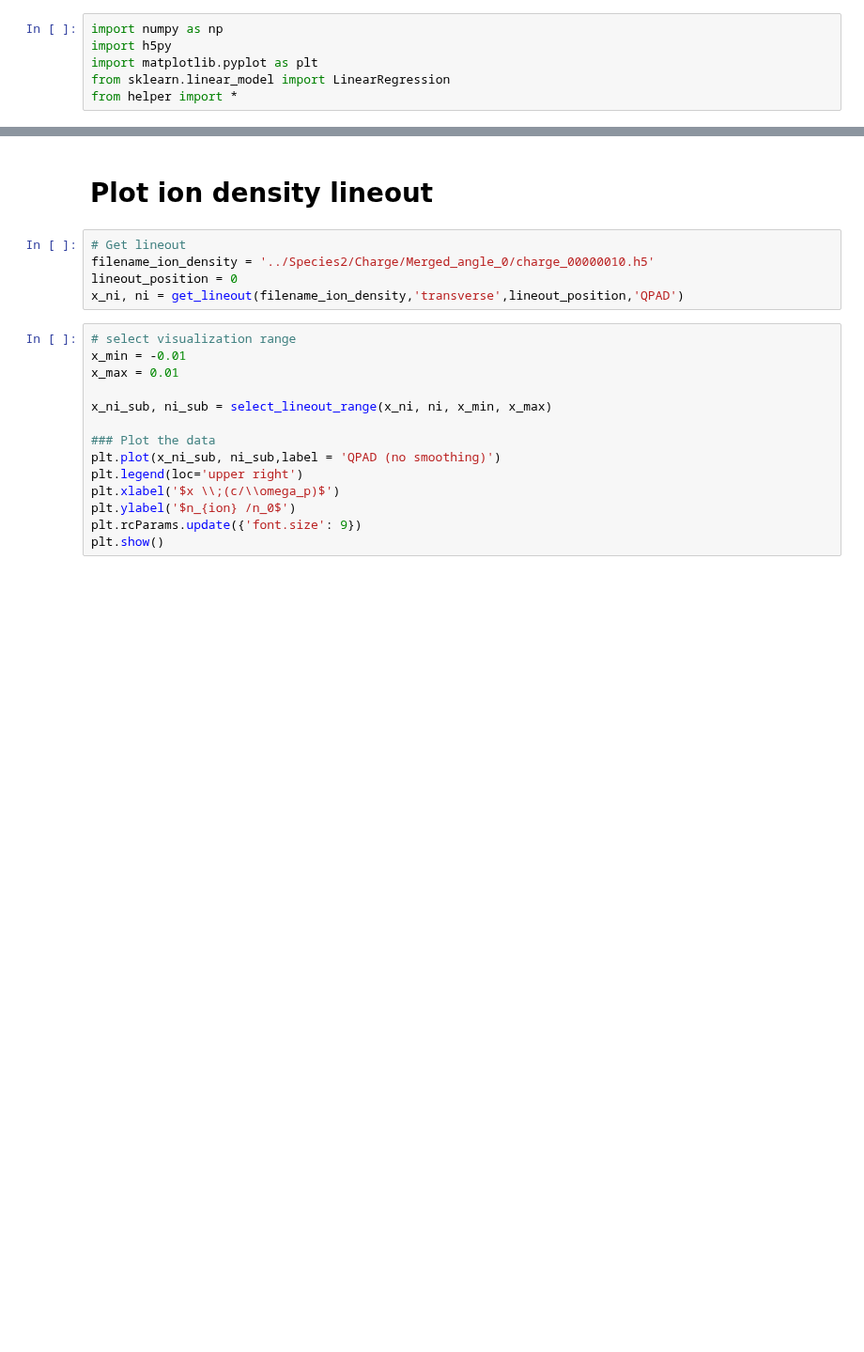
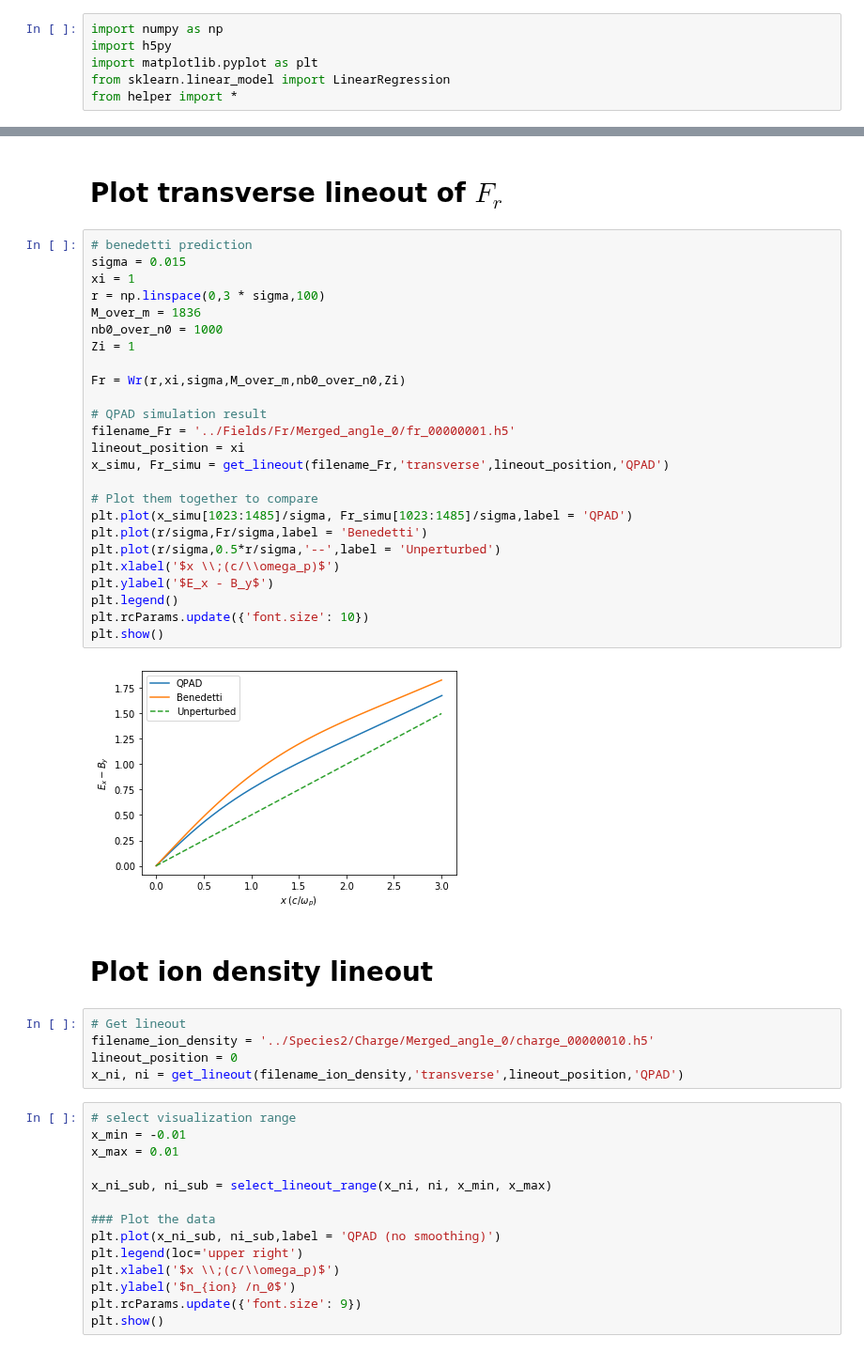
Before and after one commit to uclazyj/JupyterQpic, a Jupyter notebook: plot_lineout_QPAD.ipynb, the cells around one changed output, grey strips where cells are left out. Shown at 94% size. Drawn from its saved outputs; the diff is of its cells as text; blank space fills up the shorter version.

```diff
--- a/plot_lineout_QPAD.ipynb
+++ b/plot_lineout_QPAD.ipynb
@@ -39,3 +57,32 @@ plt.show()
+# %% [markdown]
+# Plot transverse lineout of $F_r$
+# %%
+# benedetti prediction
+sigma = 0.015
+xi = 1
+r = np.linspace(0,3 * sigma,100)
+M_over_m = 1836
+nb0_over_n0 = 1000
+Zi = 1
+
+Fr = Wr(r,xi,sigma,M_over_m,nb0_over_n0,Zi)
+
+# QPAD simulation result
+filename_Fr = '../Fields/Fr/Merged_angle_0/fr_00000001.h5'
+lineout_position = xi
+x_simu, Fr_simu = get_lineout(filename_Fr,'transverse',lineout_position,'QPAD')
+
+# Plot them together to compare
+plt.plot(x_simu[1023:1485]/sigma, Fr_simu[1023:1485]/sigma,label = 'QPAD')
+plt.plot(r/sigma,Fr/sigma,label = 'Benedetti')
+plt.plot(r/sigma,0.5*r/sigma,'--',label = 'Unperturbed')
+plt.xlabel('$x \\;(c/\\omega_p)$')
+plt.ylabel('$E_x - B_y$')
+plt.legend()
+plt.rcParams.update({'font.size': 10})
+plt.show()
+# %% [output]
+[figure, added]
 # %% [markdown]
 # Plot ion density lineout
 # %%
```
Also changed, not shown: parts of 6 cells of this notebook.
